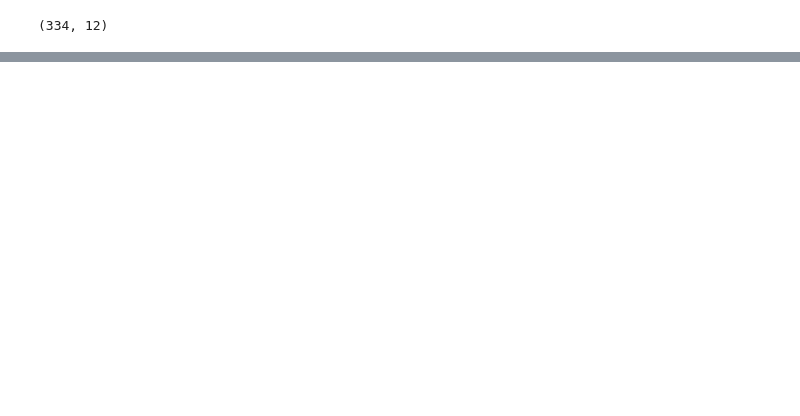
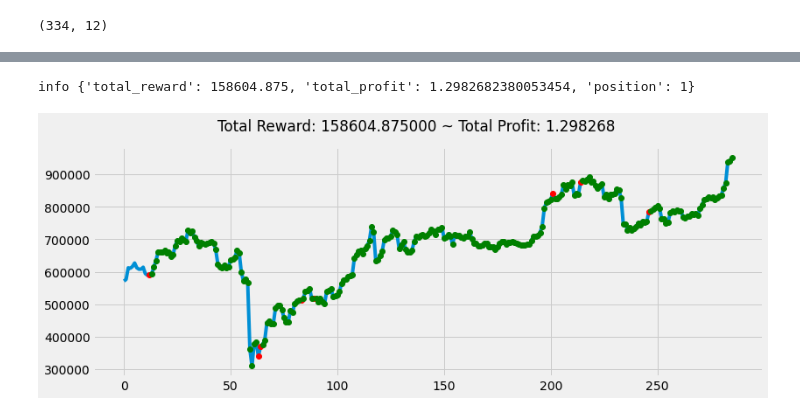
Before and after one commit to Xalt8/Crypto, a Jupyter notebook: reinforcement_learning_trading.ipynb, the cells around one changed output, grey strips where cells are left out. Saved outputs shown, nothing was run; the diff lists cells and outputs as text; code cells hidden in the pictures; blank space fills up the shorter version.

```diff
--- a/reinforcement_learning_trading.ipynb
+++ b/reinforcement_learning_trading.ipynb
@@ -127,0 +159,8 @@ new_df.shape
+# %%
+env2 = MyCustomEnv(df=new_df, window_size=12, frame_bound=(12,50))
+# %%
+env_maker = lambda: env2
+env = DummyVecEnv([env_maker])
+# %%
+model = A2C('MlpLstmPolicy', env, verbose=0)
+model.learn(total_timesteps=50000)
@@ -127,0 +186,19 @@ new_df.shape
+# %%
+env = MyCustomEnv(df=new_df, window_size=12, frame_bound=(60,350))
+obs = env.reset()
+while True:
+    obs = obs[np.newaxis,...]
+    action, _states = model.predict(obs)
+    obs, rewards, done, info = env.step(action)
+    if done:
+        print("info", info)
+        break
+# %% [output]
+info {'total_reward': 158604.875, 'total_profit': 1.2982682380053454, 'position': 1}
+# %%
+plt.figure(figsize=(12.2, 4.5))
+plt.cla()
+env.render_all()
+plt.show()
+# %% [output]
+[figure, added]
```
Also changed, not shown: parts of 9 cells of this notebook.
